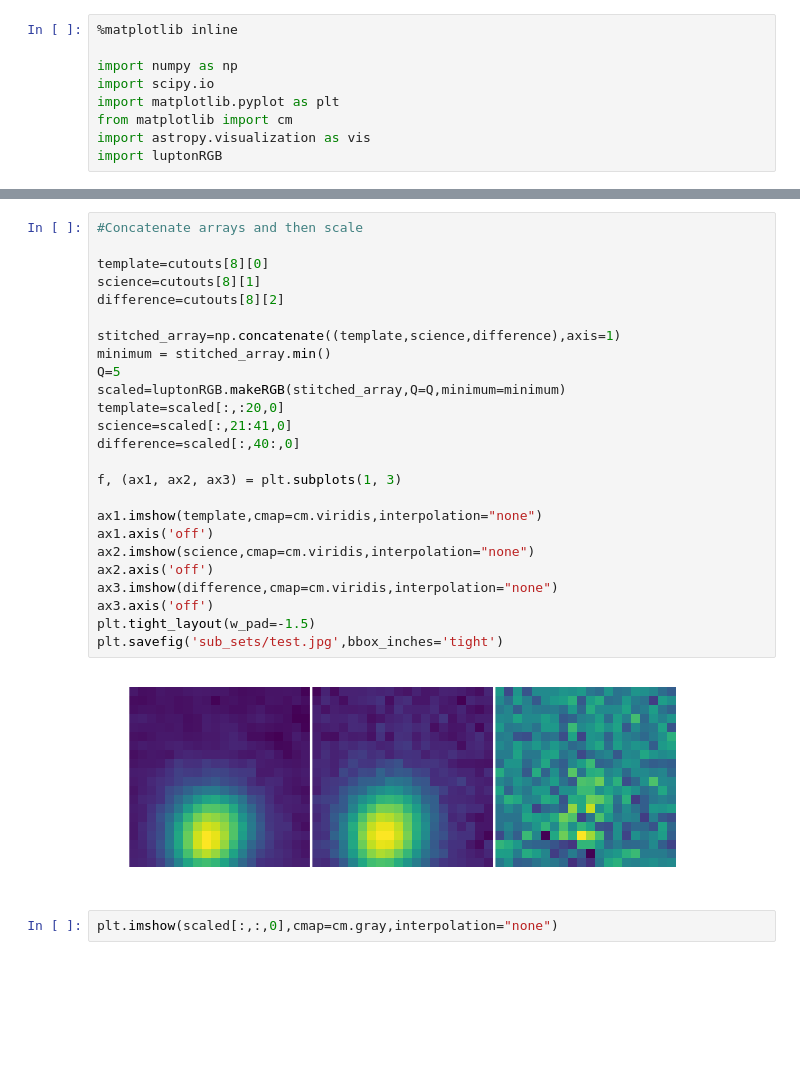
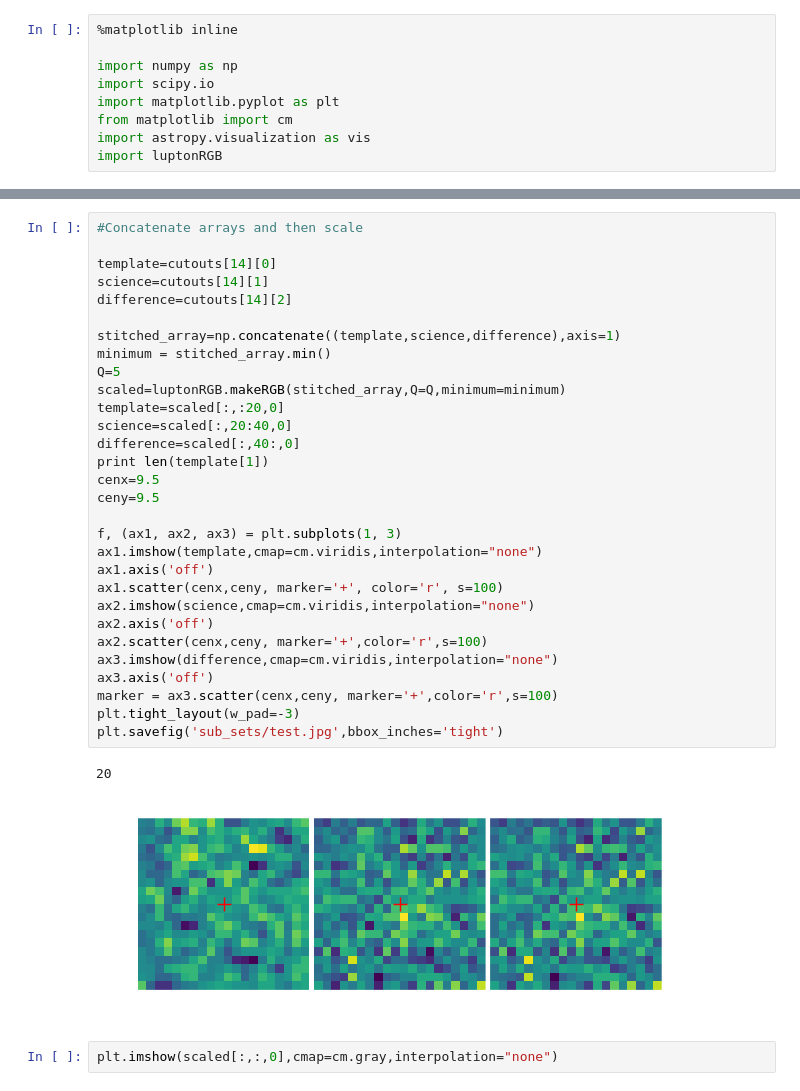
Before and after one commit to parejkoj/LSST-Zoo, a Jupyter notebook: image_stitch.ipynb, the cells around one changed output, grey strips where cells are left out. Drawn from its saved outputs; the diff is of its cells as text; blank space fills up the shorter version.

```diff
--- a/image_stitch.ipynb
+++ b/image_stitch.ipynb
@@ -51,30 +74,36 @@ plt.savefig('sub_sets/test.jpg')
 # %%
 #Concatenate arrays and then scale
 
-template=cutouts[8][0]
-science=cutouts[8][1]
-difference=cutouts[8][2]
+template=cutouts[14][0]
+science=cutouts[14][1]
+difference=cutouts[14][2]
 
 stitched_array=np.concatenate((template,science,difference),axis=1)
 minimum = stitched_array.min()
 Q=5
 scaled=luptonRGB.makeRGB(stitched_array,Q=Q,minimum=minimum)
 template=scaled[:,:20,0]
-science=scaled[:,21:41,0]
+science=scaled[:,20:40,0]
 difference=scaled[:,40:,0]
+print len(template[1])
+cenx=9.5
+ceny=9.5
 
 f, (ax1, ax2, ax3) = plt.subplots(1, 3)
-
 ax1.imshow(template,cmap=cm.viridis,interpolation="none")
 ax1.axis('off')
+ax1.scatter(cenx,ceny, marker='+', color='r', s=100)
 ax2.imshow(science,cmap=cm.viridis,interpolation="none")
 ax2.axis('off')
+ax2.scatter(cenx,ceny, marker='+',color='r',s=100)
 ax3.imshow(difference,cmap=cm.viridis,interpolation="none")
 ax3.axis('off')
-plt.tight_layout(w_pad=-1.5)
+marker = ax3.scatter(cenx,ceny, marker='+',color='r',s=100)
+plt.tight_layout(w_pad=-3)
 plt.savefig('sub_sets/test.jpg',bbox_inches='tight')
 # %% [output]
+20
-[figure, old version]
+[figure, new version]
 # %%
 plt.imshow(scaled[:,:,0],cmap=cm.gray,interpolation="none")
 # %% [output]
```
Also changed, not shown: parts of 2 cells of this notebook, 1 other file.
